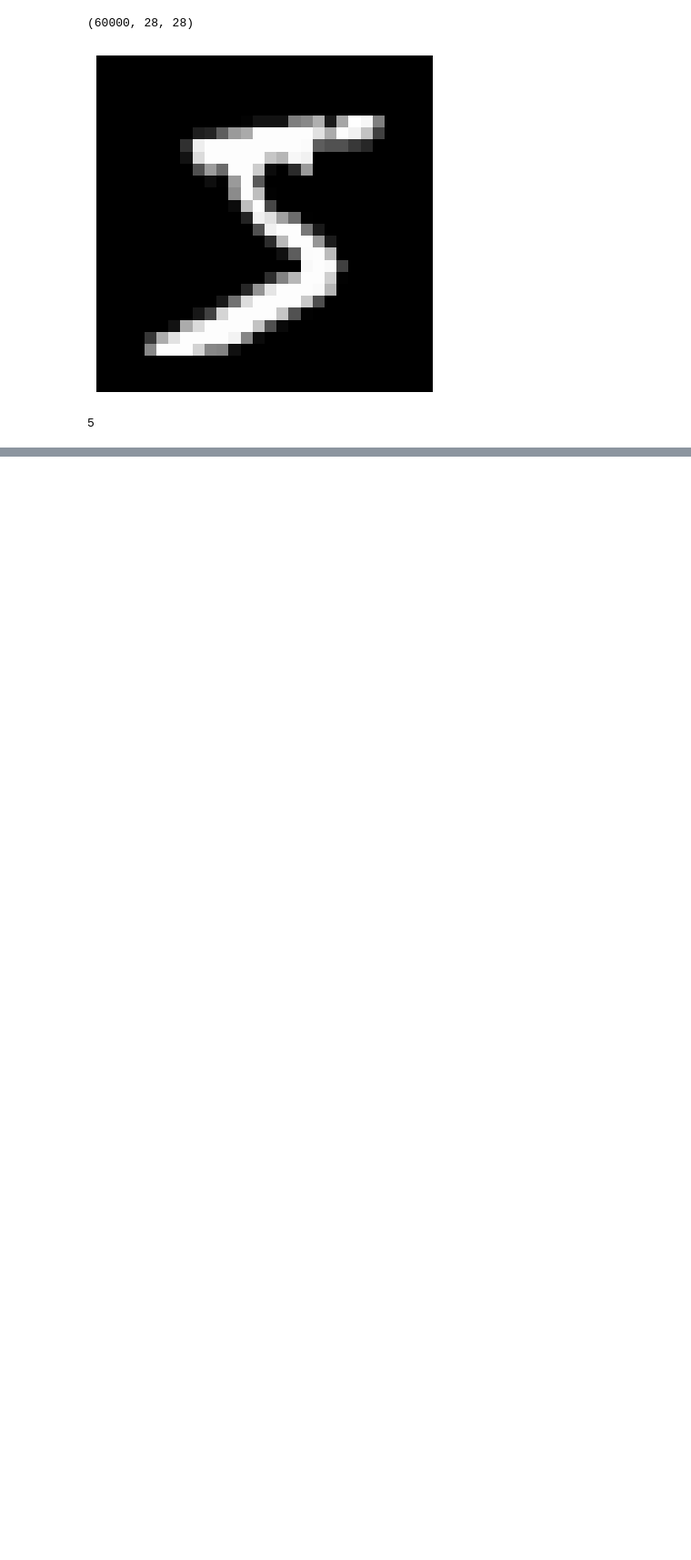
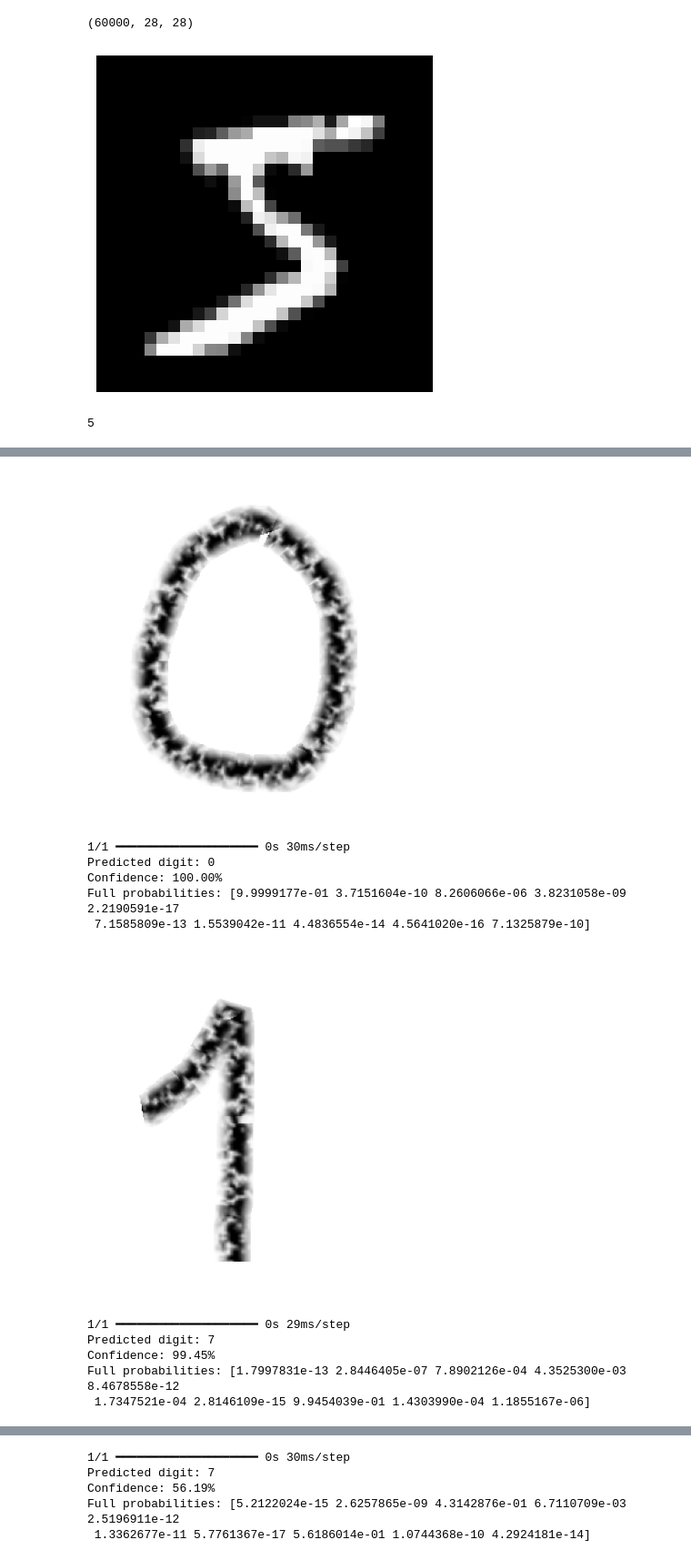
Before and after one commit to furkan-uzmez/HandWrittenDigit, a Jupyter notebook: model.ipynb, the cells around one changed output, grey strips where cells are left out. Shown: that part at 91% size. Drawn from its saved outputs; the diff is of its cells as text; code cells hidden in the pictures; blank space fills up the shorter version.

```diff
--- a/model.ipynb
+++ b/model.ipynb
@@ -113,0 +70,56 @@ This digit is probably is a 7
+# %%
+image_number = 0
+path = "digits/digit"
+
+while os.path.isfile(f"{path}{image_number}.png"):
+    try:
+        current_path = f"{path}{image_number}.png"
+
+        # 1. Read original image
+        image = cv2.imread(current_path, cv2.IMREAD_GRAYSCALE)
+        plt.imshow(image, cmap='gray')
+        plt.axis('off')
+        plt.show()
+
+        # 2. Simple thresholding
+        _, image = cv2.threshold(image, 128, 255, cv2.THRESH_BINARY)
+
+        # 3. Ensure digits are black on white background
+        if np.mean(image) > 127:  # if background is light
+            image = cv2.bitwise_not(image)
+
+        # 4. Normalize to [0, 1]
+        image = image.astype('float32') / 255.0
+
+        # 5. Resize to 28x28
+        image = cv2.resize(image, (28, 28))
+
+        # Reshape for model input
+        model_input = image.reshape(1, 28, 28, 1)
+
+        # Make prediction
+        prediction = model.predict(model_input)
+        predicted_digit = np.argmax(prediction)
+        confidence = prediction[0][predicted_digit] * 100
+
+        print(f"Predicted digit: {predicted_digit}")
+        print(f"Confidence: {confidence:.2f}%")
+        print(f"Full probabilities: {prediction[0]}\n")
+
+    except Exception as e:
+        print(f"Error processing image {current_path}: {e}")
+    finally:
+        image_number += 1
+# %% [output]
+[figure, added]
+1/1 ━━━━━━━━━━━━━━━━━━━━ 0s 30ms/step
+Predicted digit: 0
+Confidence: 100.00%
+Full probabilities: [9.9999177e-01 3.7151604e-10 8.2606066e-06 3.8231058e-09 2.2190591e-17
+ 7.1585809e-13 1.5539042e-11 4.4836554e-14 4.5641020e-16 7.1325879e-10]
+[figure, added]
+1/1 ━━━━━━━━━━━━━━━━━━━━ 0s 29ms/step
+Predicted digit: 7
+Confidence: 99.45%
+Full probabilities: [1.7997831e-13 2.8446405e-07 7.8902126e-04 4.3525300e-03 8.4678558e-12
+ 1.7347521e-04 2.8146109e-15 9.9454039e-01 1.4303990e-04 1.1855167e-06]
@@ -113,0 +127,5 @@ This digit is probably is a 7
+1/1 ━━━━━━━━━━━━━━━━━━━━ 0s 30ms/step
+Predicted digit: 7
+Confidence: 56.19%
+Full probabilities: [5.2122024e-15 2.6257865e-09 4.3142876e-01 6.7110709e-03 2.5196911e-12
+ 1.3362677e-11 5.7761367e-17 5.6186014e-01 1.0744368e-10 4.2924181e-14]
```
Also changed, not shown: parts of 10 cells of this notebook, 10 other files.
